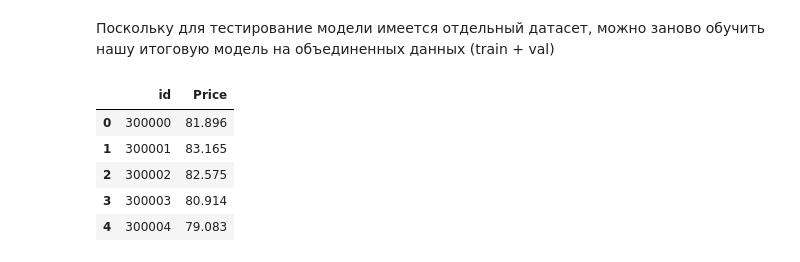
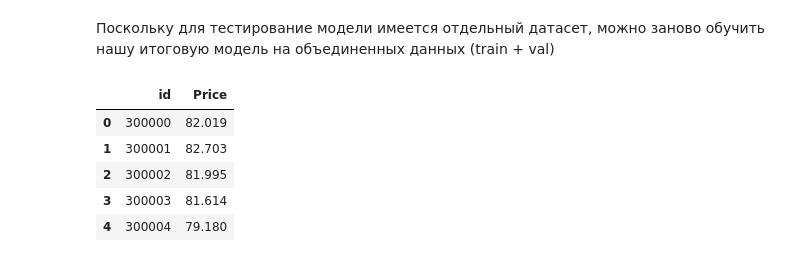
Before and after one commit to IlyaPhil/kaggle_backpack_prediction_challenge, a Jupyter notebook: submission.ipynb, the cells around one changed output. Saved outputs shown, nothing was run; the diff lists cells and outputs as text; code cells hidden in the pictures.

```diff
--- a/submission.ipynb
+++ b/submission.ipynb
@@ -242,3 +195,8 @@ Target mean value: 81.436
+# %%
+X_train = X_train.iloc[:10000, :]
+y_train = y_train.iloc[:10000]
+X_val = X_val.iloc[:10000, :]
+y_val = y_val.iloc[:10000]
 # %% [markdown]
 ### CatBoost + Optuna
 # %%
@@ -429,3 +391,7 @@ joblib.dump(xgb_model,'best_xgb_model.joblib')
+# %%
+# rf_model = joblib.load('best_rf_model.joblib')
+# xgb_model = joblib.load('best_rf_model.joblib')
+best_cb_model = joblib.load('best_cb_model.joblib')
 # %% [markdown]
 ### Stacking
 # %%
@@ -457,22 +440,24 @@ xgb_pipeline = Pipeline(steps=[('preprocessor', preprocessor_xgb),
 # %%
 # Определите базовые модели
 
-cb_model = joblib.load('best_cb_model.joblib')
+# cb_model = joblib.load('best_cb_model.joblib')
 
 base_models = [
-    ('catboost', cb_model),
+    # ('xgboost', xgb_pipeline),
     ('random_forest', rf_pipeline),
-    ('xgboost', xgb_pipeline)
+    ('catboost', best_cb_model)
 ]
 
 # Мета-алгоритм
+# meta_model = CatBoostRegressor(iterations=300,
+#                                learning_rate=0.05,
+#                                depth=8,
+#                                l2_leaf_reg=0.07,
+#                                logging_level='Silent')
 meta_model = Ridge(alpha=100)
+# meta_model = Ridge(alpha=10)
+# meta_model = RandomForestRegressor(**best_params_rf)
+# meta_model = CatBoostRegressor(iterations=300, learning_rate=0.03, depth=6, l2_leaf_reg=0.6, silent=True)
 
 # Создание стекинг-модели
 stacked_model = StackingRegressor(estimators=base_models, final_estimator=meta_model, cv=5)
-
-# Обучение стекинг-модели
-stacked_model.fit(X_train, y_train)
-
-# Прогнозирование
-predictions = stacked_model.predict(X_val)
@@ -500,19 +482,30 @@ X_test = df_test.drop('id', axis=1)
 # %%
+X_train_full = pd.concat([X_train, X_val], axis=0)
+y_train_full = pd.concat([y_train, y_val], axis=0)
+
+# Обучение итоговой модели
+stacked_model.fit(X_train_full, y_train_full)
+df_test = pd.read_csv('data/test.csv')
+submission = pd.DataFrame()
+submission['id'] = df_test['id']
+X_test = df_test.drop('id', axis=1)
+
 # Заменим пропущенные данные в категориальных признаках на `no info`
 X_test[categorical_cols] = X_test[categorical_cols].fillna('no info')
 
 # Заменим пропущенные данные в числовых признаках на медиану
 X_test['Weight Capacity (kg)'] = X_test['Weight Capacity (kg)'].fillna(median)
+
+
+y_pred = stacked_model.predict(X_test)
+submission['Price'] = np.round(y_pred, 3)
+submission.head()
+# %% [output]
+|  | id | Price |
+| 0 | 300000 | 82.019 |
+| 1 | 300001 | 82.703 |
+| 2 | 300002 | 81.995 |
+| 3 | 300003 | 81.614 |
+| 4 | 300004 | 79.180 |
-# %%
-y_pred = stacked_model.predict(X_test)
-submission['Price'] = np.round(y_pred, 3)
-submission.head()
-# %% [output]
-|  | id | Price |
-| 0 | 300000 | 81.896 |
-| 1 | 300001 | 83.165 |
-| 2 | 300002 | 82.575 |
-| 3 | 300003 | 80.914 |
-| 4 | 300004 | 79.083 |
 # %%
 submission.to_csv('data/submission.csv', index=False)
```
Also changed, not shown: parts of 19 cells of this notebook.
